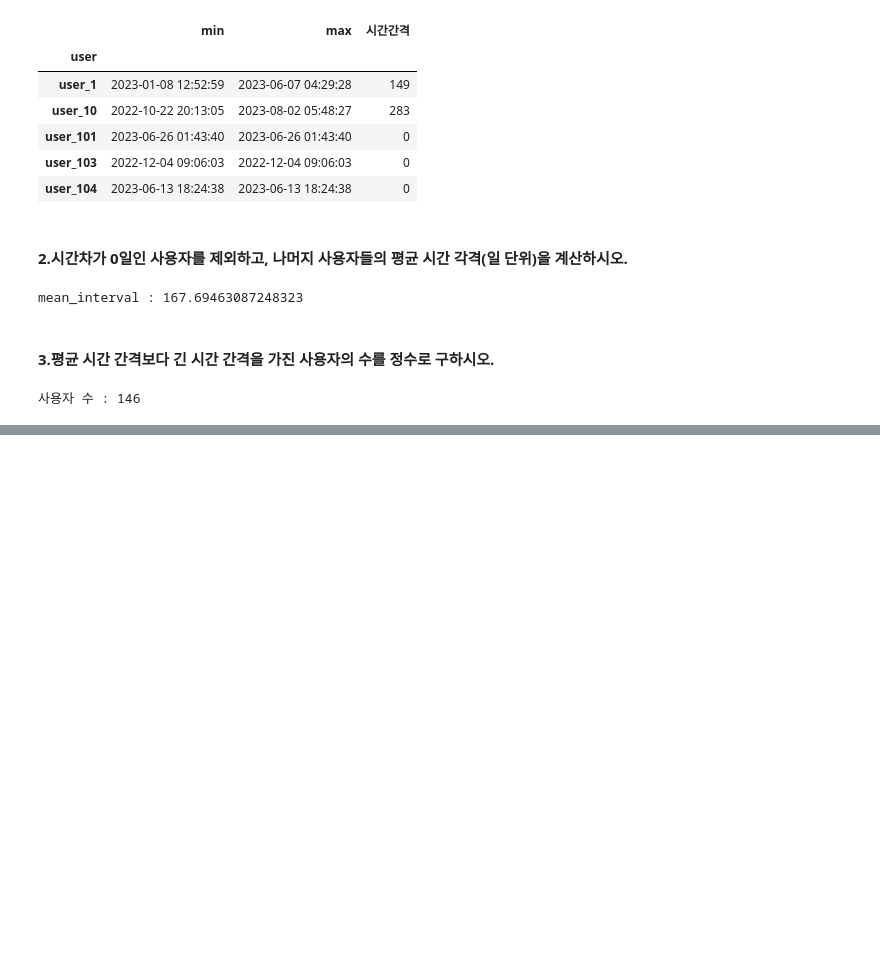
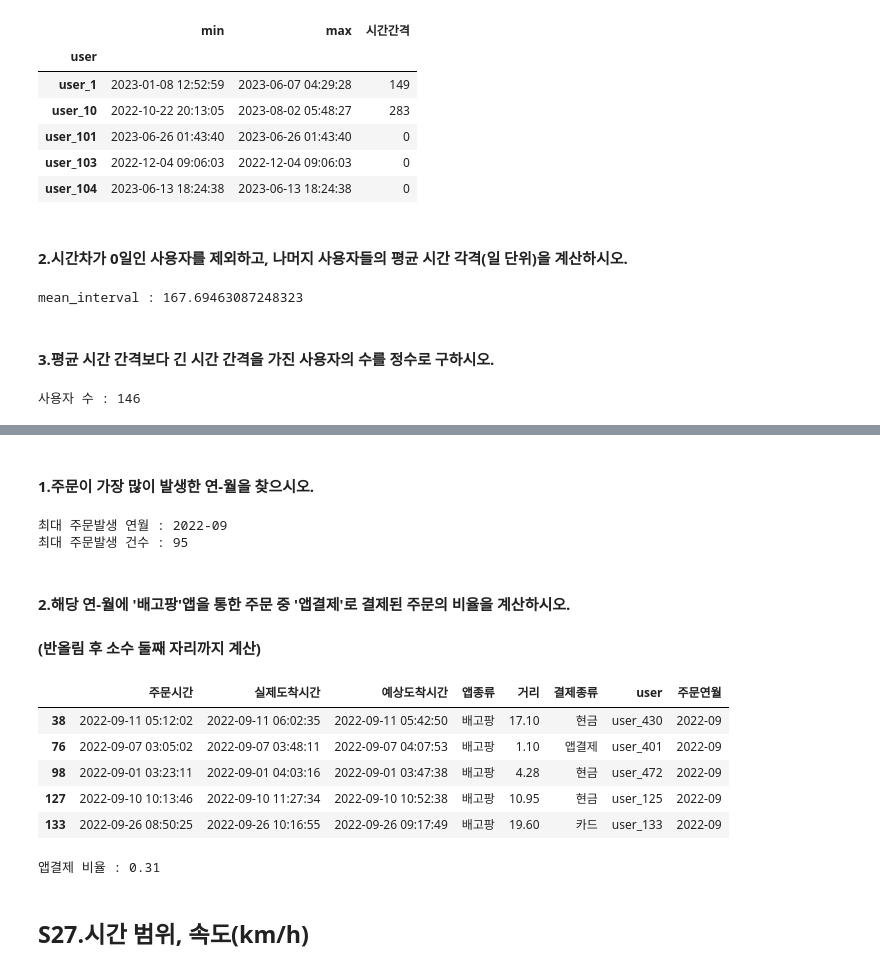
Before and after one commit to CHANGWOOKCHO/engineer_big_data_analysis, a Jupyter notebook: part1/chapter3_2.ipynb, the cells around one changed output, grey strips where cells are left out. Cells and saved outputs as stored; diff of their text form; code cells hidden in the pictures; blank space fills up the shorter version.

```diff
--- a/part1/chapter3_2.ipynb
+++ b/part1/chapter3_2.ipynb
@@ -222,0 +225,7 @@ print("사용자 수 :", sum(cond))
+# %%
+df = pd.read_csv('delivery_time.csv')
+df['주문시간'] = pd.to_datetime(df['주문시간'], format='%Y-%m-%d %H:%M:%S')
+df['실제도착시간'] = pd.to_datetime(df['실제도착시간'], format='%Y-%m-%d %H:%M:%S')
+df['예상도착시간'] = pd.to_datetime(df['예상도착시간'], format='%Y-%m-%d %H:%M:%S')
+
+df.head()
@@ -222,0 +239,39 @@ print("사용자 수 :", sum(cond))
+# %% [markdown]
+#### 1.주문이 가장 많이 발생한 연-월을 찾으시오.
+# %%
+df['주문연월'] = df['주문시간'].dt.to_period('M')
+
+order_max = df['주문연월'].value_counts().idxmax()
+order_count= df['주문연월'].value_counts().max()
+
+print("최대 주문발생 연월 :", order_max)
+print("최대 주문발생 건수 :", order_count)
+# %% [output]
+최대 주문발생 연월 : 2022-09
+최대 주문발생 건수 : 95
+# %% [markdown]
+#### 2.해당 연-월에 '배고팡'앱을 통한 주문 중 '앱결제'로 결제된 주문의 비율을 계산하시오.
+#### (반올림 후 소수 둘째 자리까지 계산)
+# %%
+cond1 = df['주문연월'] == order_max
+cond2 = df['앱종류'] == '배고팡'
+
+filtered_df = df[cond1 & cond2]
+
+filtered_df.head()
+# %% [output]
+|  | 주문시간 | 실제도착시간 | 예상도착시간 | 앱종류 | 거리 | 결제종류 | user | 주문연월 |
+| 38 | 2022-09-11 05:12:02 | 2022-09-11 06:02:35 | 2022-09-11 05:42:50 | 배고팡 | 17.10 | 현금 | user_430 | 2022-09 |
+| 76 | 2022-09-07 03:05:02 | 2022-09-07 03:48:11 | 2022-09-07 04:07:53 | 배고팡 | 1.10 | 앱결제 | user_401 | 2022-09 |
+| 98 | 2022-09-01 03:23:11 | 2022-09-01 04:03:16 | 2022-09-01 03:47:38 | 배고팡 | 4.28 | 현금 | user_472 | 2022-09 |
+| 127 | 2022-09-10 10:13:46 | 2022-09-10 11:27:34 | 2022-09-10 10:52:38 | 배고팡 | 10.95 | 현금 | user_125 | 2022-09 |
+| 133 | 2022-09-26 08:50:25 | 2022-09-26 10:16:55 | 2022-09-26 09:17:49 | 배고팡 | 19.60 | 카드 | user_133 | 2022-09 |
+# %%
+cond = filtered_df['결제종류'] == '앱결제'
+result = sum(cond) / len(filtered_df)
+
+print("앱결제 비율 :", round(result,2))
+# %% [output]
+앱결제 비율 : 0.31
+# %% [markdown]
+## S27.시간 범위, 속도(km/h)
```
Also changed, not shown: parts of 29 cells of this notebook.
